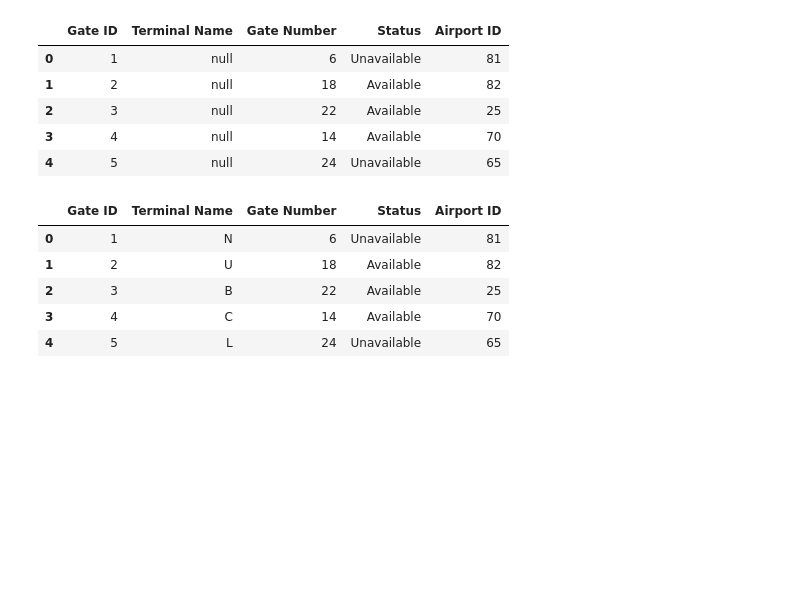
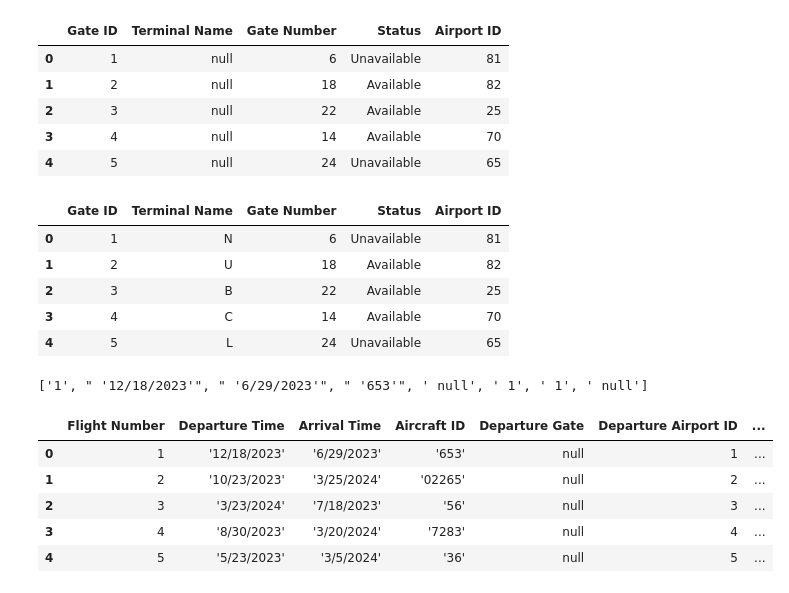
Before and after one commit to AvrahamMeyers/Database-Mini-Project, a Jupyter notebook: Stage 1/format_data.ipynb, the cells around one changed output. Cells and saved outputs as stored; diff of their text form; code cells hidden in the pictures; blank space fills up the shorter version.

Commit message:
working on flight data

```diff
--- a/Stage 1/format_data.ipynb
+++ b/Stage 1/format_data.ipynb
@@ -191,0 +294,21 @@ df.to_csv('gate.csv', index=False)
+# %%
+data_list = []
+for line in flight_data.split(';\n'):
+    if line:
+        line_data = line.split('values')[1].strip(' ()').split(',')
+        data_list.append(line_data)
+# %%
+data_list[0]
+# %% [output]
+['1', " '12/18/2023'", " '6/29/2023'", " '653'", ' null', ' 1', ' 1', ' null']
+# %%
+df = pd.DataFrame(data_list, columns=['Flight Number', 'Departure Time', 'Arrival Time', 'Aircraft ID', 'Departure Gate', 'Departure Airport ID', 'Arrival Airport ID', 'Arrival Gate ID'])
+# %%
+df.head()
+# %% [output]
+|  | Flight Number | Departure Time | Arrival Time | Aircraft ID | Departure Gate | Departure Airport ID | ... |
+| 0 | 1 | '12/18/2023' | '6/29/2023' | '653' | null | 1 | ... |
+| 1 | 2 | '10/23/2023' | '3/25/2024' | '02265' | null | 2 | ... |
+| 2 | 3 | '3/23/2024' | '7/18/2023' | '56' | null | 3 | ... |
+| 3 | 4 | '8/30/2023' | '3/20/2024' | '7283' | null | 4 | ... |
+| 4 | 5 | '5/23/2023' | '3/5/2024' | '36' | null | 5 | ... |
```
Also changed, not shown: parts of 11 cells of this notebook.
